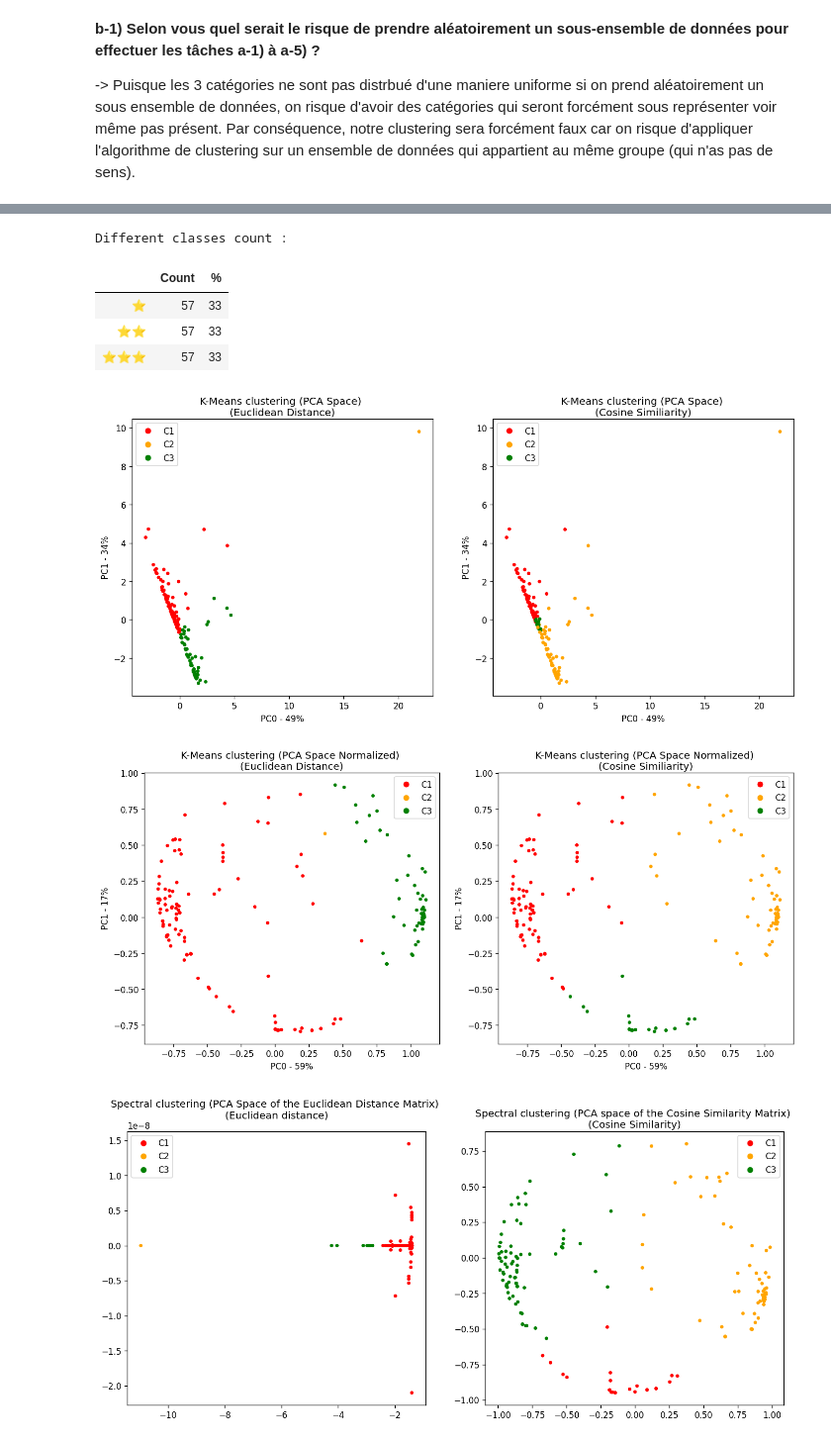
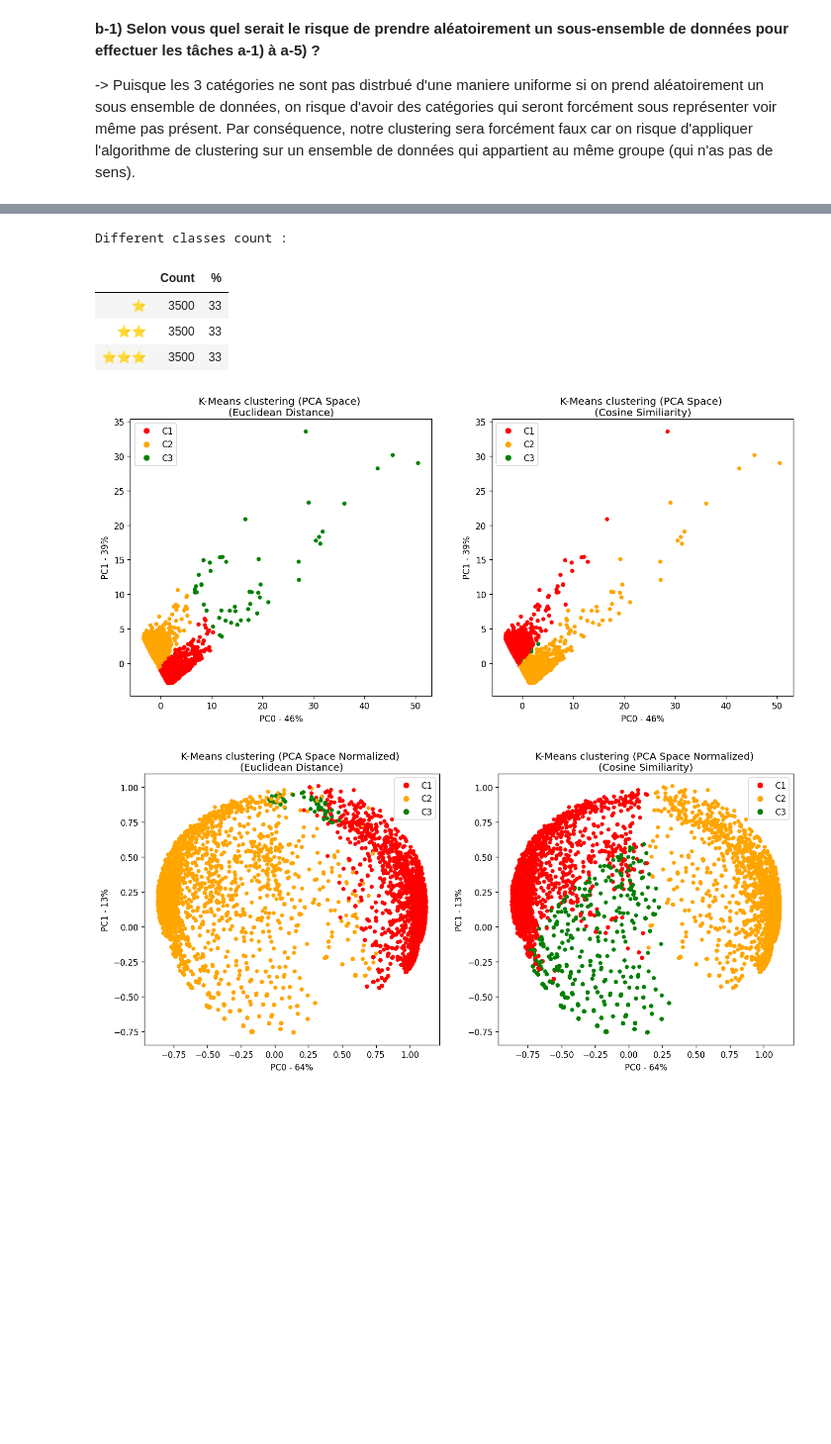
Before and after one commit to darhal/IFT799-DataScience, a Jupyter notebook: Lab2/tp2.ipynb, the cells around one changed output, grey strips where cells are left out. Shown at 99% size. Drawn from its saved outputs; the diff is of its cells as text; code cells hidden in the pictures; blank space fills up the shorter version.

```diff
--- a/Lab2/tp2.ipynb
+++ b/Lab2/tp2.ipynb
@@ -84,5 +84,5 @@ Different classes count :
 # %%
-BOOKS_SAMPLING_NB = 10000
+BOOKS_SAMPLING_NB = 3500
 BAYES_QUARTILE_OPT = 0.25
 colorsList = ["red", "orange", "green"]
 colors = ListedColormap(colorsList)
@@ -191,7 +191,7 @@ def scatterPlotHelper(plotData):
     fig, ax = plt.subplots(1, len(plotData), figsize=(14,6), dpi=120)
     for i in range(len(plotData)):
         if (plotData[i].axisLabels != []): ax[i].set(xlabel=plotData[i].axisLabels[0], ylabel=plotData[i].axisLabels[1])
-        scatter = ax[i].scatter(x=plotData[i].dataXY[0], y=plotData[i].dataXY[1], c=plotData[i].dataLabels, cmap=colors, s=10)
+        scatter = ax[i].scatter(x=plotData[i].dataXY[0], y=plotData[i].dataXY[1], c=plotData[i].dataLabels, cmap=colors, s=15)
         ax[i].legend(handles=scatter.legend_elements(num=3)[0], labels=CLASSES)
         ax[i].set_title(plotData[i].title, loc='center', wrap=True)
     plt.show()
@@ -323,9 +323,6 @@ TODO
 # %%
 # Q4
 def spectralClustering(booksData, distFunc):
-    eucli = lambda x, y: np.linalg.norm(x-y)
-    cosSim = lambda x, y: (x @ y.T) / (np.linalg.norm(x) * np.linalg.norm(y))
-    funcMap = {"euclidean": eucli, "cosine": cosSim}
     # Standardize data before doing kmeans :
     data = (booksData - booksData.mean()) / booksData.std()
     # https://docs.scipy.org/doc/scipy/reference/generated/scipy.spatial.distance.pdist.html
@@ -349,13 +346,13 @@ def displaySpectralClustering(booksData, kmeansEucli, kmeansCos, kmeansEucliNorm
         inputData=eucliCoords,
         dataXY=(eucliCoords[:,0],eucliCoords[:,1]),
         dataLabels=spectralEucliOutput.labels_,
-        title="Spectral clustering (PCA Space of the Euclidean Distance Matrix) \n(Euclidean distance)"
+        title="Spectral clustering (Spectrum of the Euclidean Distance Matrix) \n(Euclidean distance)"
     )
     spectralCos = PlotData(
         inputData=cosCoords,
         dataXY=(cosCoords[:,0],cosCoords[:,1]),
         dataLabels=spectralCosOutput.labels_,
-        title="Spectral clustering (PCA space of the Cosine Similarity Matrix) \n(Cosine Similarity)"
+        title="Spectral clustering (Spectrum of the Cosine Similarity Matrix) \n(Cosine Similarity)"
     )
     scatterPlotHelper([spectralEucli, spectralCos])
     spectralEucliPCASpace = PlotData(
@@ -467,8 +464,9 @@ def fullAnalysis(pdBooksFeatures):
         (spectralEucli, spectralCos)
     )
 
-classesCount = [ (pdBooks.Class.values == i).sum() for i in range(0, 3) ]
-nbSamples = np.min(classesCount)
+#classesCount = [ (pdBooks.Class.values == i).sum() for i in range(0, 3) ]
+# nbSamples = np.min(classesCount)
+nbSamples = BOOKS_SAMPLING_NB
 pdBooksSampled = pdBooks.groupby('Class', group_keys=False).apply(lambda x: x.sample(nbSamples))
 display(pdBooksSampled)
 
@@ -507,8 +505,7 @@ fullAnalysis(pdSampledBooksFeatures)
 Different classes count :
 |  | Count | % |
-| ⭐ | 57 | 33 |
-| ⭐⭐ | 57 | 33 |
-| ⭐⭐⭐ | 57 | 33 |
+| ⭐ | 3500 | 33 |
+| ⭐⭐ | 3500 | 33 |
+| ⭐⭐⭐ | 3500 | 33 |
-[figure, old version]
+[figure, new version]
-[figure, old version]
+[figure, new version]
-[figure, removed]
```
Also changed, not shown: parts of 7 cells of this notebook.
